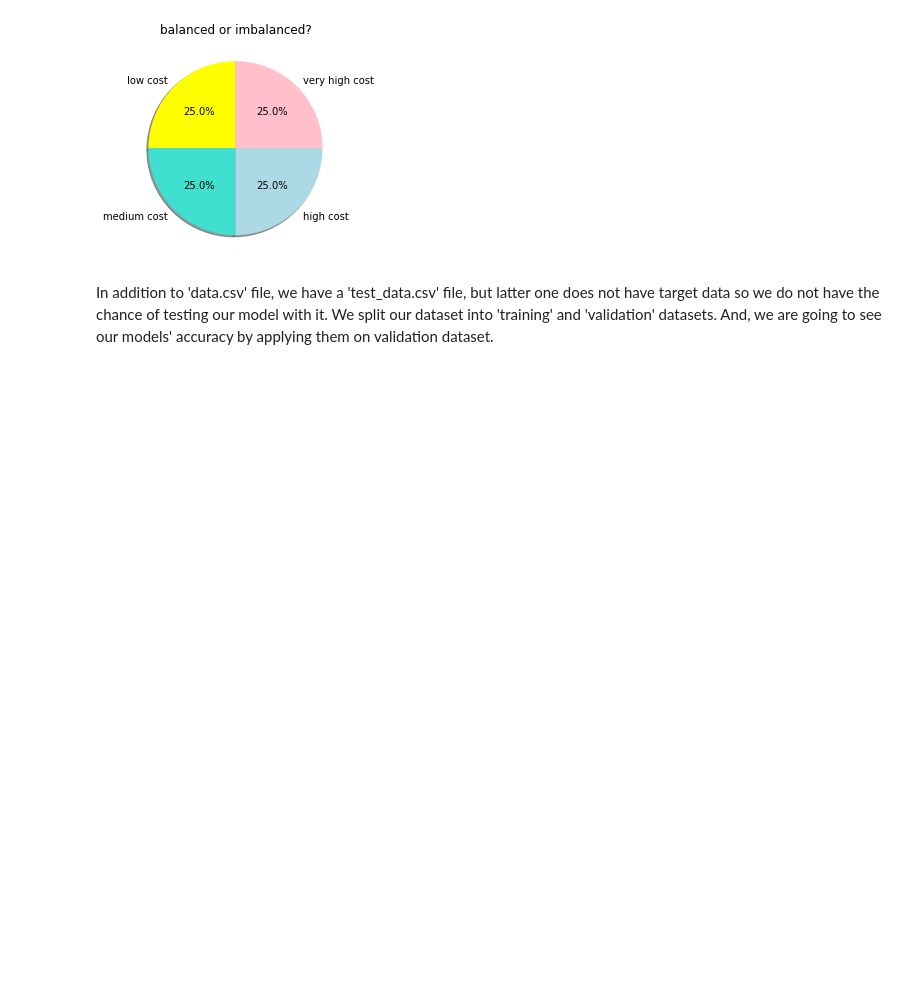
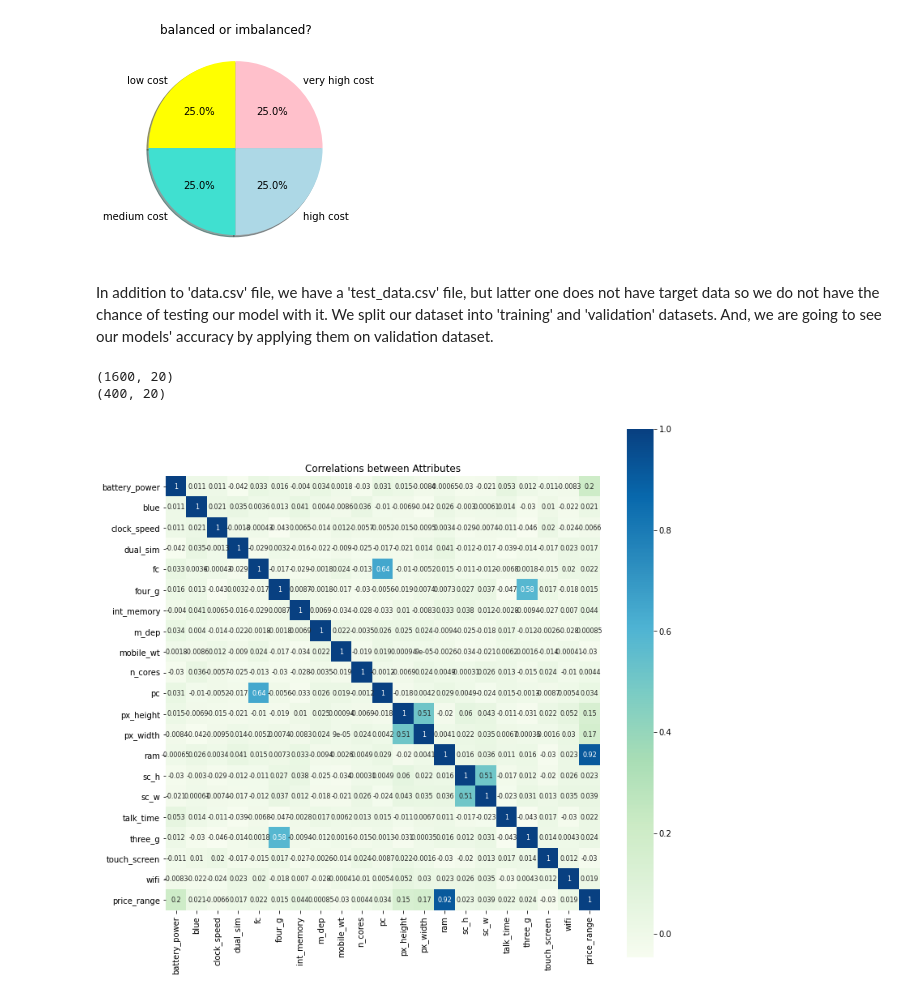
Before and after one commit to UthamanA/Mobile-Phone-Price-Prediction-ML-Classification, a Jupyter notebook: Mobile_Phone_Price_Prediction.ipynb, the cells around one changed output. Cells and saved outputs as stored; diff of their text form; code cells hidden in the pictures; blank space fills up the shorter version.

```diff
--- a/Mobile_Phone_Price_Prediction.ipynb
+++ b/Mobile_Phone_Price_Prediction.ipynb
@@ -176,3 +171,18 @@ plt.show()
 In addition to 'data.csv' file, we have a 'test_data.csv' file, but latter one does not have target data so we do not have the chance of testing our model with it. We split our dataset into 'training' and 'validation' datasets. And, we are going to see our models' accuracy by applying them on validation dataset.
 # %%
 x_train, x_valid, y_train, y_valid = train_test_split(x, y, test_size = 0.2, random_state = 101, stratify = y)
+# %%
+# check whether the split works correctly
+print(x_train.shape)
+print(x_valid.shape)
+# %% [output]
+(1600, 20)
+(400, 20)
+# %%
+# Before going through machine learning applications, let's see the correlation btw features and target variable by plotting heatmap:
+fig = plt.subplots (figsize = (12, 12))
+sns.heatmap(data.corr (), square = True, cbar = True, annot = True, cmap="GnBu", annot_kws = {'size': 8})
+plt.title('Correlations between Attributes')
+plt.show ()
+# %% [output]
+[figure, added]
```
Also changed, not shown: parts of 4 cells of this notebook.
